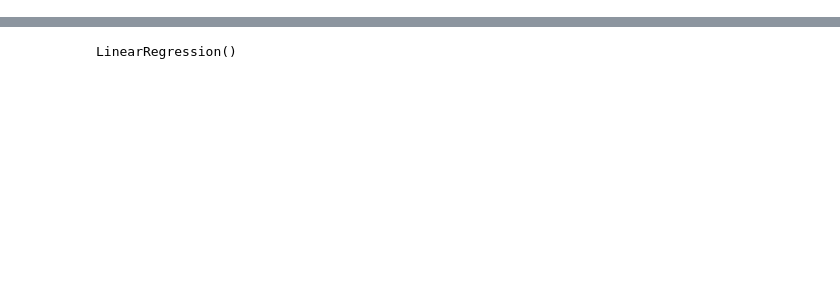
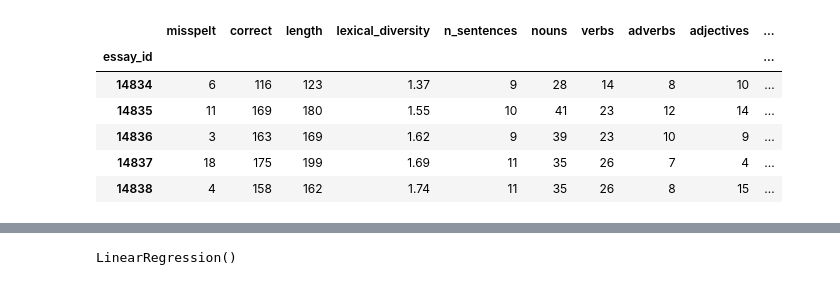
Before and after one commit to AmanBindal20/Essay-grading, a Jupyter notebook: Scorespoly.ipynb, the cells around one changed output, grey strips where cells are left out. Drawn from its saved outputs; the diff is of its cells as text; code cells hidden in the pictures; blank space fills up the shorter version.

```diff
--- a/Scorespoly.ipynb
+++ b/Scorespoly.ipynb
@@ -54 +1,17 @@ X.head()
+# %%
+import pandas as pd
+essays = pd.read_csv('trained.csv')
+essays.set_index('essay_id',inplace=True, drop=True)
+
+X = essays.drop(['domain1_score','essay','essay_set','normal_score'], axis=1)
+y = essays['normal_score']
+X.head()
+# %% [output]
+|  | misspelt | correct | length | lexical_diversity | n_sentences | nouns | verbs | adverbs | adjectives | ... |
+| essay_id |  |  |  |  |  |  |  |  |  | ... |
+| 14834 | 6 | 116 | 123 | 1.37 | 9 | 28 | 14 | 8 | 10 | ... |
+| 14835 | 11 | 169 | 180 | 1.55 | 10 | 41 | 23 | 12 | 14 | ... |
+| 14836 | 3 | 163 | 169 | 1.62 | 9 | 39 | 23 | 10 | 9 | ... |
+| 14837 | 18 | 175 | 199 | 1.69 | 11 | 35 | 26 | 7 | 4 | ... |
+| 14838 | 4 | 158 | 162 | 1.74 | 11 | 35 | 26 | 8 | 15 | ... |
 # %%
```
Also changed, not shown: parts of 11 cells of this notebook, 2 other files.
